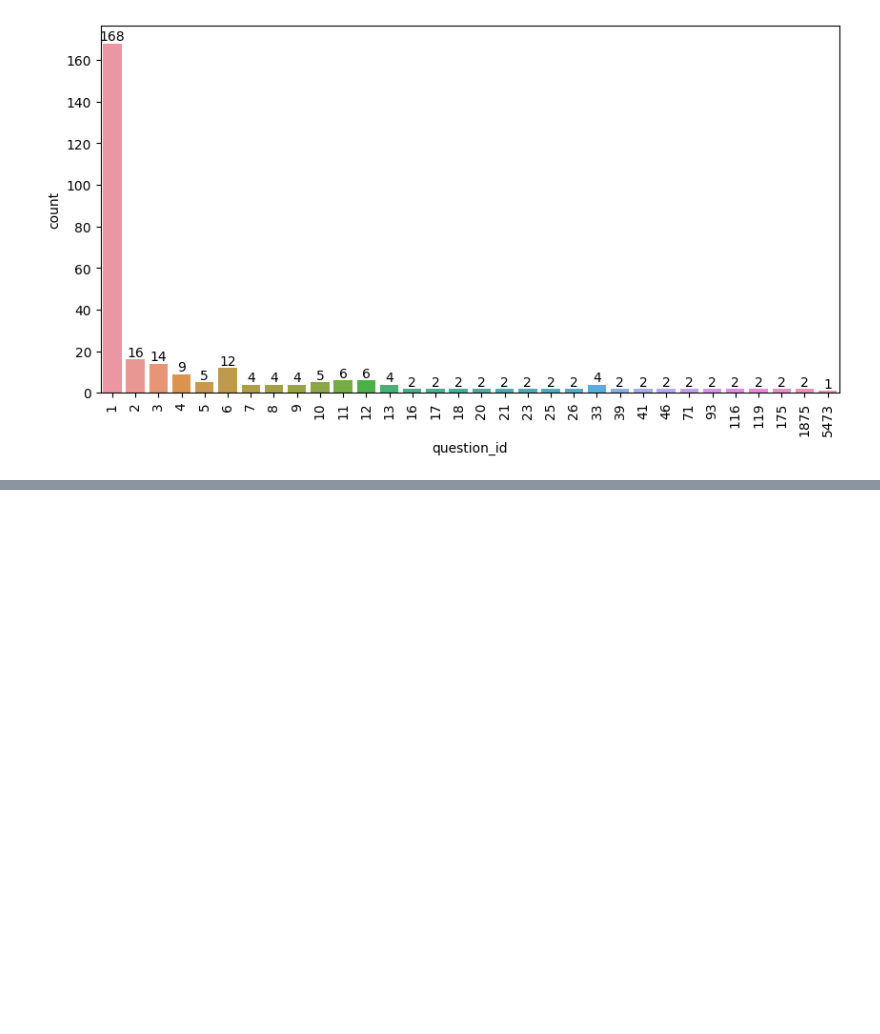
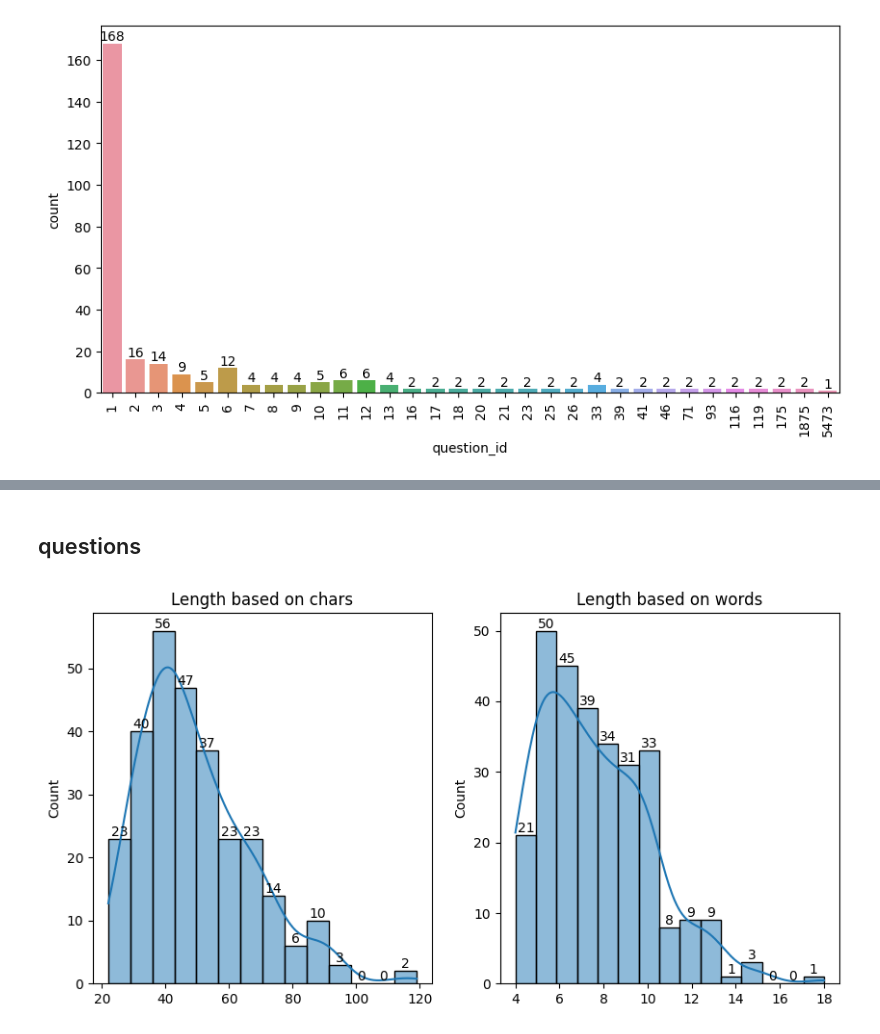
Before and after one commit to SinolationGroup/nlp-models, a Jupyter notebook: notebooks/01-eda.ipynb, the cells around one changed output, grey strips where cells are left out. Saved outputs shown, nothing was run; the diff lists cells and outputs as text; code cells hidden in the pictures; blank space fills up the shorter version.

```diff
--- a/notebooks/01-eda.ipynb
+++ b/notebooks/01-eda.ipynb
@@ -105,0 +103,16 @@ Name: question_category, dtype: int64
+# %% [markdown]
+## questions
+# %%
+plt.figure(figsize=(10,5))
+
+plt.subplot(1,2,1)
+ax = sns.histplot(x=pd.Series(df.question_description.unique()).str.len(), kde=True)
+ax.bar_label(ax.containers[0])
+plt.title('Length based on chars')
+
+plt.subplot(1,2,2)
+ax = sns.histplot(x=pd.Series(df.question_description.unique()).str.split().apply(len), kde=True)
+ax.bar_label(ax.containers[0])
+plt.title('Length based on words');
+# %% [output]
+[figure, added]
```
Also changed, not shown: parts of 13 cells of this notebook.
